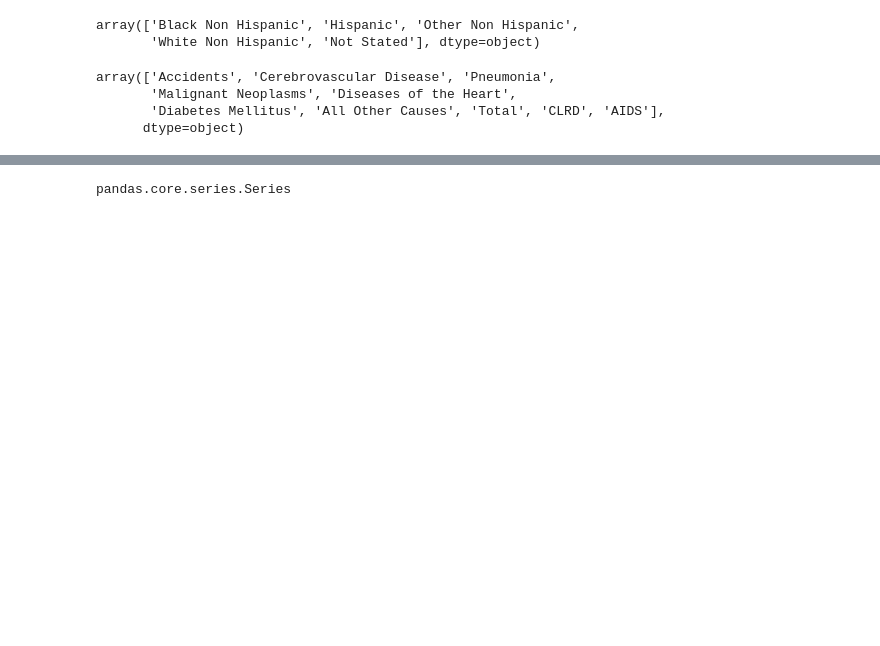
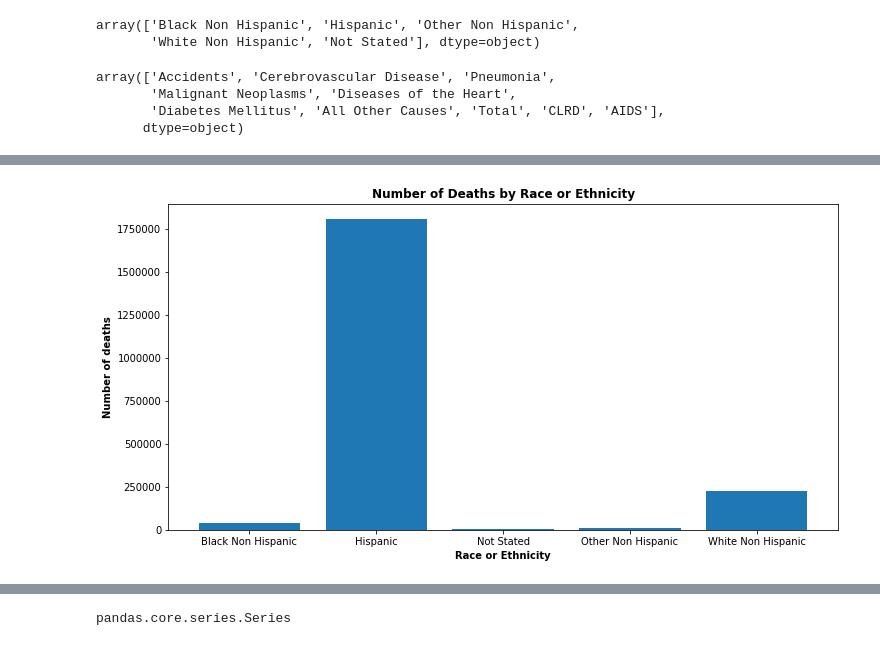
Before and after one commit to daniel-a-r/LAGCC-Data-Structures-Project, a Jupyter notebook: MAC 286 Project.ipynb, the cells around one changed output, grey strips where cells are left out. Saved outputs shown, nothing was run; the diff lists cells and outputs as text; code cells hidden in the pictures; blank space fills up the shorter version.

```diff
--- a/MAC 286 Project.ipynb
+++ b/MAC 286 Project.ipynb
@@ -151 +138,14 @@ White Non Hispanic     451396
 Name: Deaths, dtype: int64
+# %%
+plt.figure(figsize=(12, 6))
+
+re_deaths = data.groupby('Race or Ethnicity')['Deaths'].sum()
+re = ['Black Non Hispanic', 'Hispanic', 'Not Stated', 'Other Non Hispanic', 'White Non Hispanic']
+
+plt.bar(re_list, re_deaths)
+plt.title('Number of Deaths by Race or Ethnicity', fontweight='bold')
+plt.xlabel('Race or Ethnicity', fontweight='bold')
+plt.ylabel('Number of deaths', fontweight='bold')
+plt.show()
+# %% [output]
+[figure, added]
```
Also changed, not shown: parts of 25 cells of this notebook.
